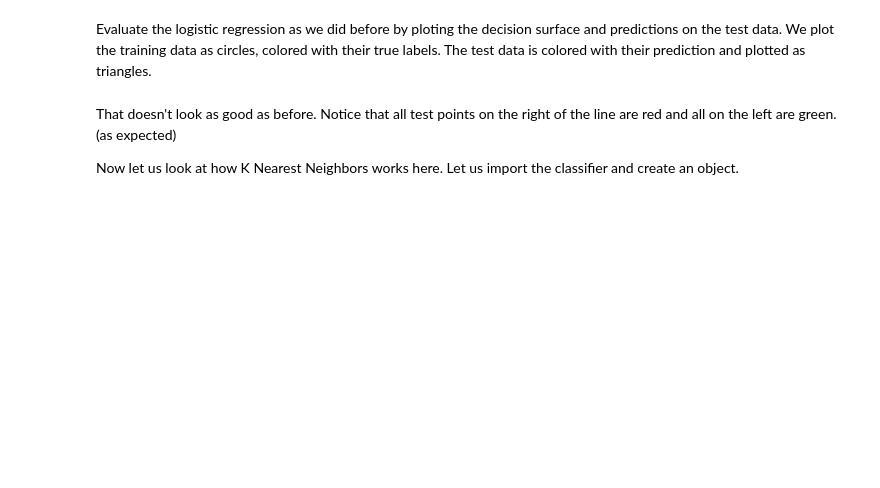
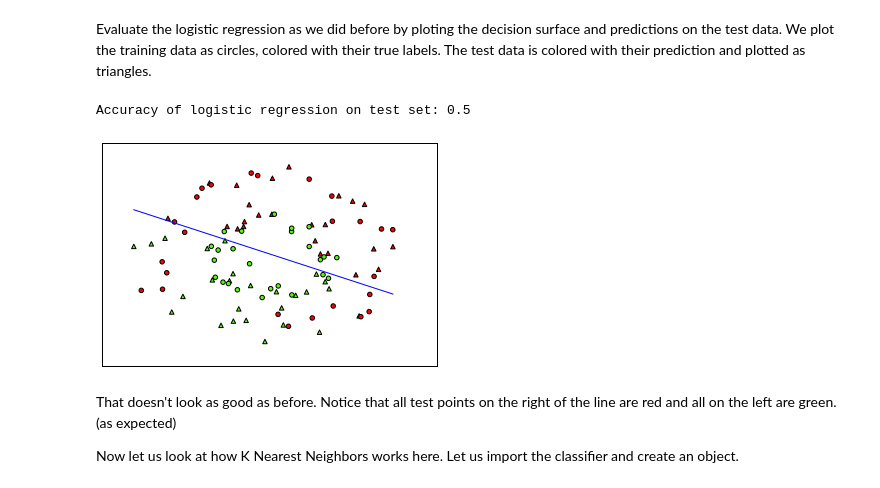
Before and after one commit to temporaer/tutorial_ml_gkbionics, a Jupyter notebook: 5 - k Nearest Neighbors.ipynb, the cells around one changed output. Drawn from its saved outputs; the diff is of its cells as text; code cells hidden in the pictures; blank space fills up the shorter version.

```diff
--- a/5 - k Nearest Neighbors.ipynb
+++ b/5 - k Nearest Neighbors.ipynb
@@ -32,14 +44,18 @@ Evaluate the logistic regression as we did before by ploting the decision surfac
 We plot the training data as circles, colored with their true labels.
 The test data is colored with their prediction and plotted as triangles.
 # %%
+plt.prism()
 from utility import plot_decision_boundary
 y_pred_test = logreg.predict(X_test)
 plt.scatter(X_test[:, 0], X_test[:, 1], c=y_pred_test, marker='^')
 plt.scatter(X_train[:, 0], X_train[:, 1], c=y_train)
 plot_decision_boundary(logreg, X)
 plt.xlim(-1.5, 1.5)
 plt.ylim(-1.5, 1.5)
 print "Accuracy of logistic regression on test set:", logreg.score(X_test, y_test)
+# %% [output]
+Accuracy of logistic regression on test set: 0.5
+[figure, added]
 # %% [markdown]
 That doesn't look as good as before. Notice that all test points on the right of the line are red and all on the left are green. (as expected)
 
```
Also changed, not shown: parts of 16 cells of this notebook, 3 other files.
